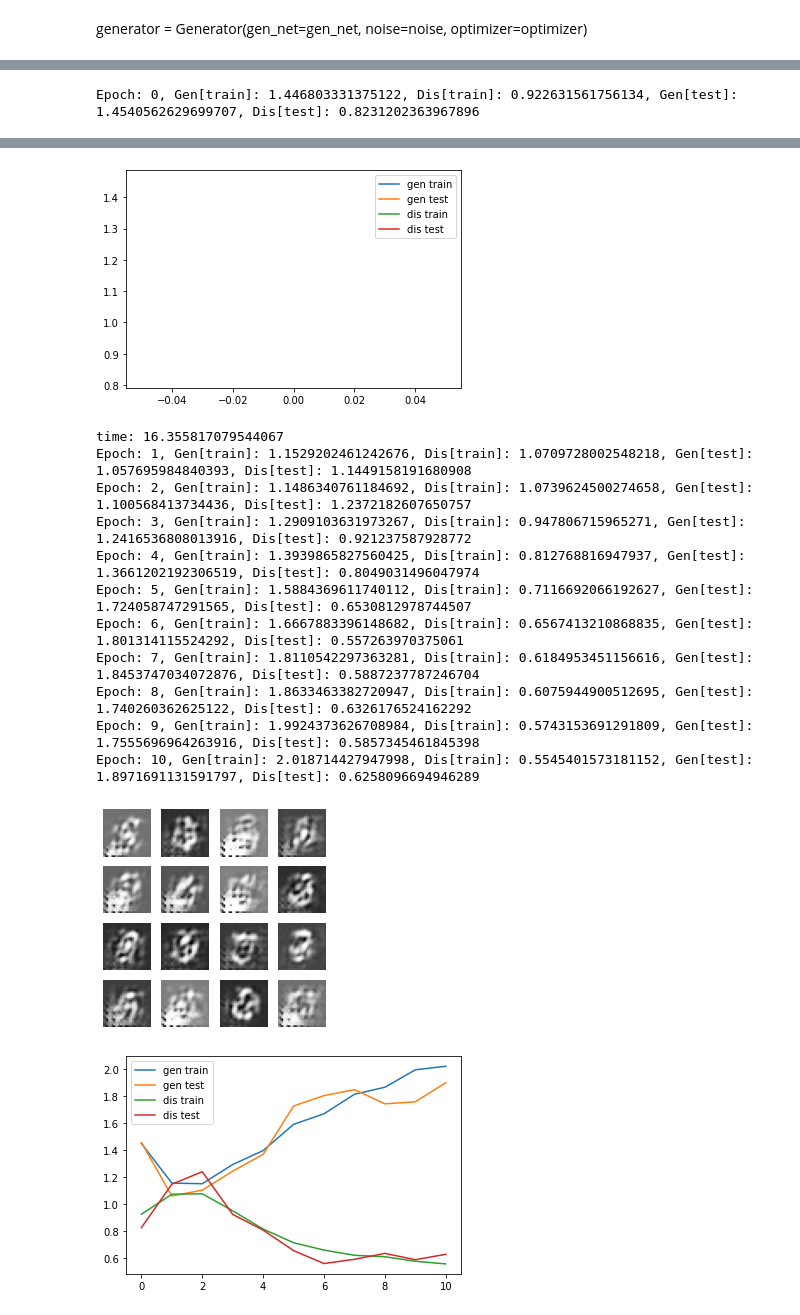
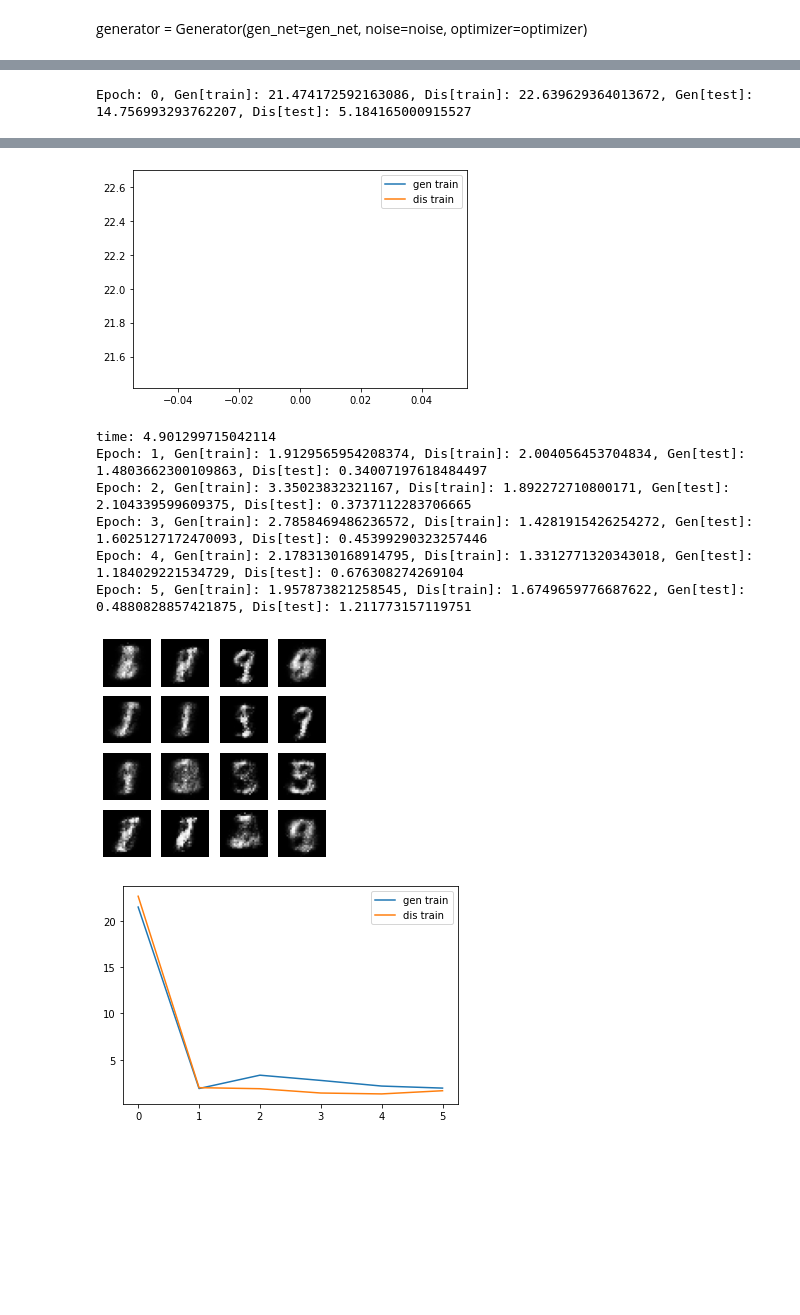
Before and after one commit to nowgnas/Mnist_GAN, a Jupyter notebook: GAN_mnist_LSW.ipynb, the cells around one changed output, grey strips where cells are left out. Saved outputs shown, nothing was run; the diff lists cells and outputs as text; code cells hidden in the pictures; blank space fills up the shorter version.

```diff
--- a/GAN_mnist_LSW.ipynb
+++ b/GAN_mnist_LSW.ipynb
@@ -136,7 +180,12 @@ noise = tf.random.normal([batch_size, noise_dim])
+# %%
+gen_optimizer = optimizers.Adam(0.001, beta_1=0.5)
+dis_optimizer = optimizers.RMSprop(0.005)
+cross_entropy = keras.losses.BinaryCrossentropy(from_logits=True)
+noise = tf.random.normal([batch_size, noise_dim])
 # %%
-gen_network = GAN(gen_nn=gen_nn,
-                  dis_nn=dis_nn,
+gen_network = GAN(gen_nn=gen_nn_Dense,
+                  dis_nn=dis_nn_Dense,
                   noise=noise,
-                  gen_optimizer=optimizer,
-                  dis_optimizer=optimizer,
+                  gen_optimizer=gen_optimizer,
+                  dis_optimizer=dis_optimizer,
                   cross_entropy=cross_entropy)
@@ -172,18 +238,18 @@ def show_generated_img(model, epoch, test_data):
 # %%
 def show_loss(gen, dis, tgen, tdis, epoch):
     plt.plot(epoch, gen, label='gen train')
-    plt.plot(epoch, tgen, label='gen test')
+    # plt.plot(epoch, tgen, label='gen test')
     plt.plot(epoch, dis, label='dis train')
-    plt.plot(epoch, tdis, label='dis test')
+    # plt.plot(epoch, tdis, label='dis test')
     plt.legend()
     plt.show()
 # %%
 import time
-display_step = 10
+display_step = 5
 num_examples_to_generate = 16
 seed = tf.random.normal([num_examples_to_generate, noise_dim])
 
-train_range = 70
+train_range = 45
 gen_loss_arr = []
 dis_loss_arr = []
 gen_tloss_arr = []
@@ -220,5 +286,6 @@ for epoch in range(train_range):
     train_dis_loss.reset_states()
     test_gen_loss.reset_states()
     test_dis_loss.reset_states()
+    # dis가 빨리 학습해서 gen이 잘 안나온다.
 # %% [output]
-Epoch: 0, Gen[train]: 1.446803331375122, Dis[train]: 0.922631561756134, Gen[test]: 1.4540562629699707, Dis[test]: 0.8231202363967896
+Epoch: 0, Gen[train]: 21.474172592163086, Dis[train]: 22.639629364013672, Gen[test]: 14.756993293762207, Dis[test]: 5.184165000915527
@@ -226,14 +293,9 @@ Epoch: 0, Gen[train]: 1.446803331375122, Dis[train]: 0.922631561756134, Gen[test
-[figure, old version]
+[figure, new version]
-time: 16.355817079544067
-Epoch: 1, Gen[train]: 1.1529202461242676, Dis[train]: 1.0709728002548218, Gen[test]: 1.057695984840393, Dis[test]: 1.1449158191680908
-Epoch: 2, Gen[train]: 1.1486340761184692, Dis[train]: 1.0739624500274658, Gen[test]: 1.100568413734436, Dis[test]: 1.2372182607650757
-Epoch: 3, Gen[train]: 1.2909103631973267, Dis[train]: 0.947806715965271, Gen[test]: 1.2416536808013916, Dis[test]: 0.921237587928772
-Epoch: 4, Gen[train]: 1.3939865827560425, Dis[train]: 0.812768816947937, Gen[test]: 1.3661202192306519, Dis[test]: 0.8049031496047974
-Epoch: 5, Gen[train]: 1.5884369611740112, Dis[train]: 0.7116692066192627, Gen[test]: 1.724058747291565, Dis[test]: 0.6530812978744507
-Epoch: 6, Gen[train]: 1.6667883396148682, Dis[train]: 0.6567413210868835, Gen[test]: 1.801314115524292, Dis[test]: 0.557263970375061
-Epoch: 7, Gen[train]: 1.8110542297363281, Dis[train]: 0.6184953451156616, Gen[test]: 1.8453747034072876, Dis[test]: 0.5887237787246704
-Epoch: 8, Gen[train]: 1.8633463382720947, Dis[train]: 0.6075944900512695, Gen[test]: 1.740260362625122, Dis[test]: 0.6326176524162292
-Epoch: 9, Gen[train]: 1.9924373626708984, Dis[train]: 0.5743153691291809, Gen[test]: 1.7555696964263916, Dis[test]: 0.5857345461845398
-Epoch: 10, Gen[train]: 2.018714427947998, Dis[train]: 0.5545401573181152, Gen[test]: 1.8971691131591797, Dis[test]: 0.6258096694946289
+time: 4.901299715042114
+Epoch: 1, Gen[train]: 1.9129565954208374, Dis[train]: 2.004056453704834, Gen[test]: 1.4803662300109863, Dis[test]: 0.34007197618484497
+Epoch: 2, Gen[train]: 3.35023832321167, Dis[train]: 1.892272710800171, Gen[test]: 2.104339599609375, Dis[test]: 0.3737112283706665
+Epoch: 3, Gen[train]: 2.7858469486236572, Dis[train]: 1.4281915426254272, Gen[test]: 1.6025127172470093, Dis[test]: 0.45399290323257446
+Epoch: 4, Gen[train]: 2.1783130168914795, Dis[train]: 1.3312771320343018, Gen[test]: 1.184029221534729, Dis[test]: 0.676308274269104
+Epoch: 5, Gen[train]: 1.957873821258545, Dis[train]: 1.6749659776687622, Gen[test]: 0.4880828857421875, Dis[test]: 1.211773157119751
-[figure, old version]
+[figure, new version]
-[figure, old version]
+[figure, new version]
```
Also changed, not shown: parts of 8 cells of this notebook.
